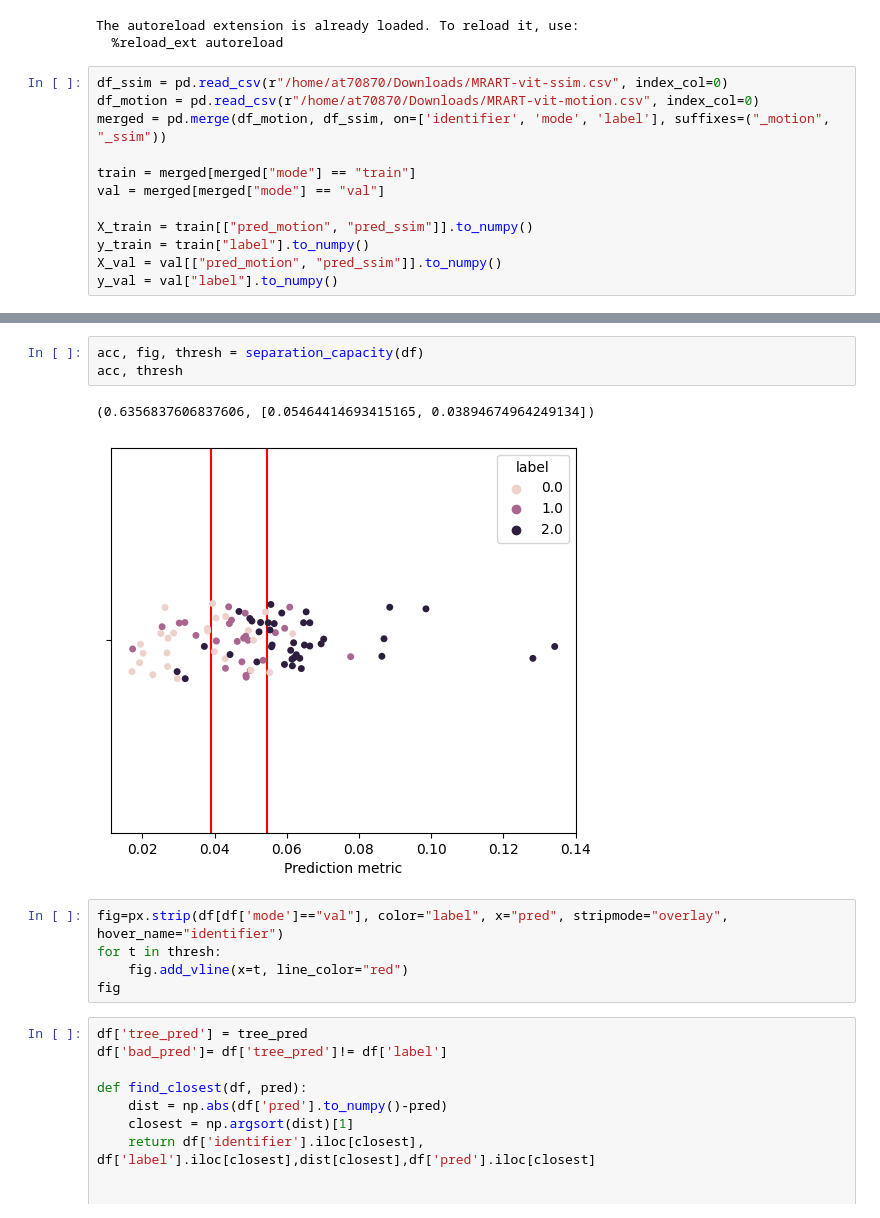
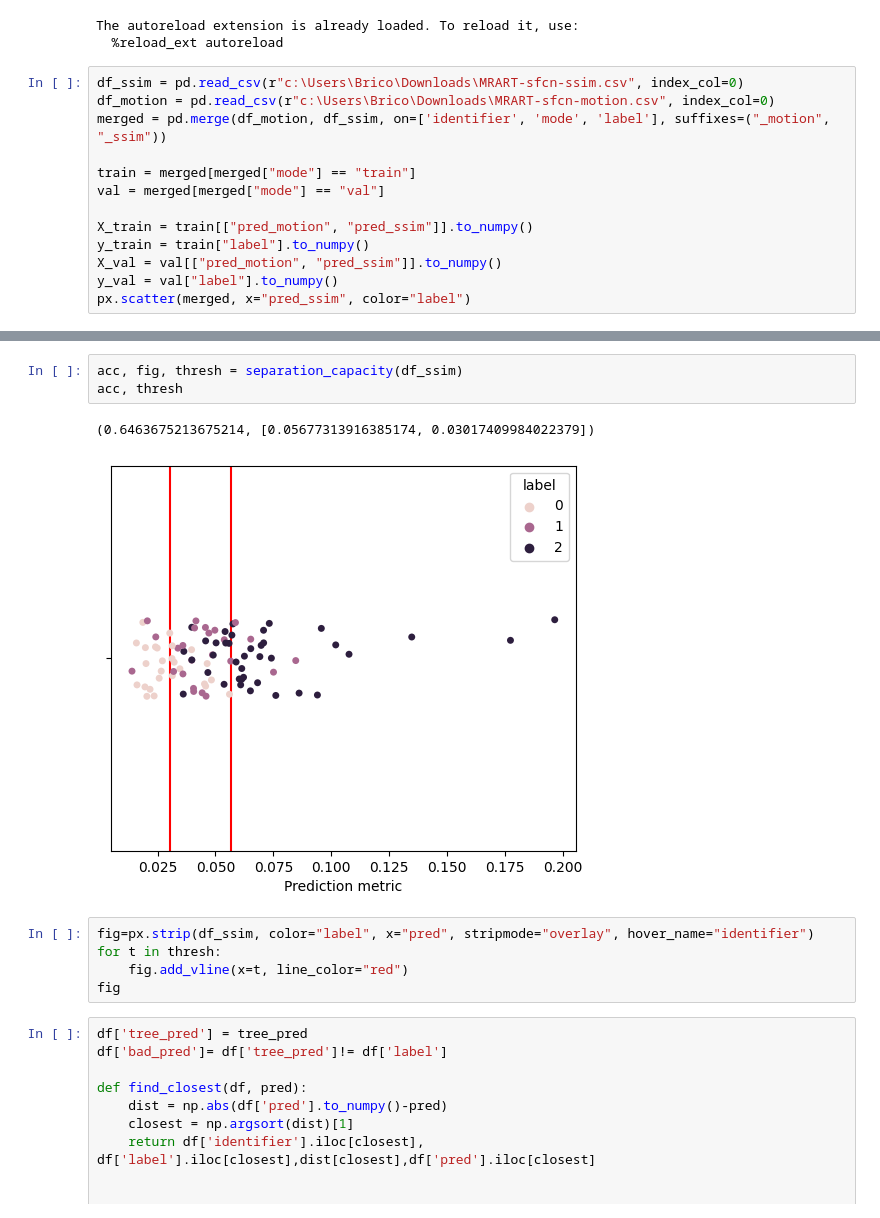
Before and after one commit to chbricout/motiondetector, a Jupyter notebook: notebooks/classifier.ipynb, the cells around one changed output, grey strips where cells are left out. Saved outputs shown, nothing was run; the diff lists cells and outputs as text.

```diff
--- a/notebooks/classifier.ipynb
+++ b/notebooks/classifier.ipynb
@@ -18,8 +18,8 @@ import plotly.express as px
 The autoreload extension is already loaded. To reload it, use:
   %reload_ext autoreload
 # %%
-df_ssim = pd.read_csv(r"/home/at70870/Downloads/MRART-vit-ssim.csv", index_col=0)
-df_motion = pd.read_csv(r"/home/at70870/Downloads/MRART-vit-motion.csv", index_col=0)
+df_ssim = pd.read_csv(r"c:\Users\Brico\Downloads\MRART-sfcn-ssim.csv", index_col=0)
+df_motion = pd.read_csv(r"c:\Users\Brico\Downloads\MRART-sfcn-motion.csv", index_col=0)
 merged = pd.merge(df_motion, df_ssim, on=['identifier', 'mode', 'label'], suffixes=("_motion", "_ssim"))
 
 train = merged[merged["mode"] == "train"]
@@ -29,4 +29,5 @@ X_train = train[["pred_motion", "pred_ssim"]].to_numpy()
 y_train = train["label"].to_numpy()
 X_val = val[["pred_motion", "pred_ssim"]].to_numpy()
 y_val = val["label"].to_numpy()
+px.scatter(merged, x="pred_ssim", color="label")
 # %%
@@ -52,11 +63,11 @@ sb.boxplot(df, x="label", y="pred")
 # %%
-acc, fig, thresh = separation_capacity(df)
+acc, fig, thresh = separation_capacity(df_ssim)
 acc, thresh
 # %% [output]
-(0.6356837606837606, [0.05464414693415165, 0.03894674964249134])
+(0.6463675213675214, [0.05677313916385174, 0.03017409984022379])
-[figure, old version]
+[figure, new version]
 # %%
-fig=px.strip(df[df['mode']=="val"], color="label", x="pred", stripmode="overlay", hover_name="identifier")
+fig=px.strip(df_ssim, color="label", x="pred", stripmode="overlay", hover_name="identifier")
 for t in thresh:
     fig.add_vline(x=t, line_color="red")
 fig
```
Also changed, not shown: parts of 3 cells of this notebook, 11 other files.
